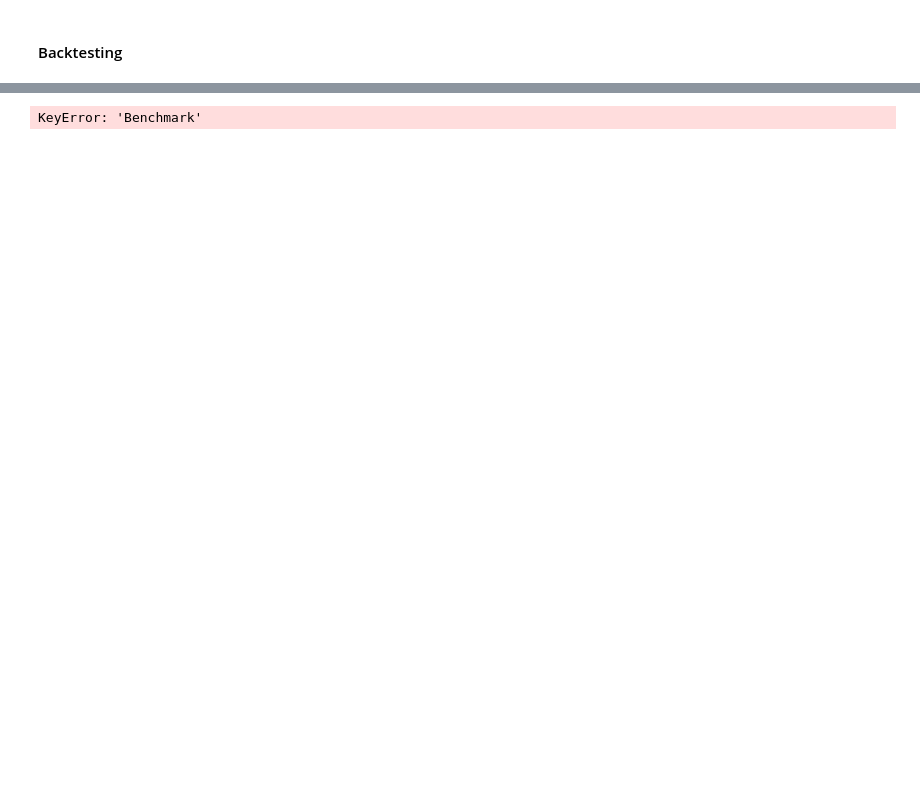
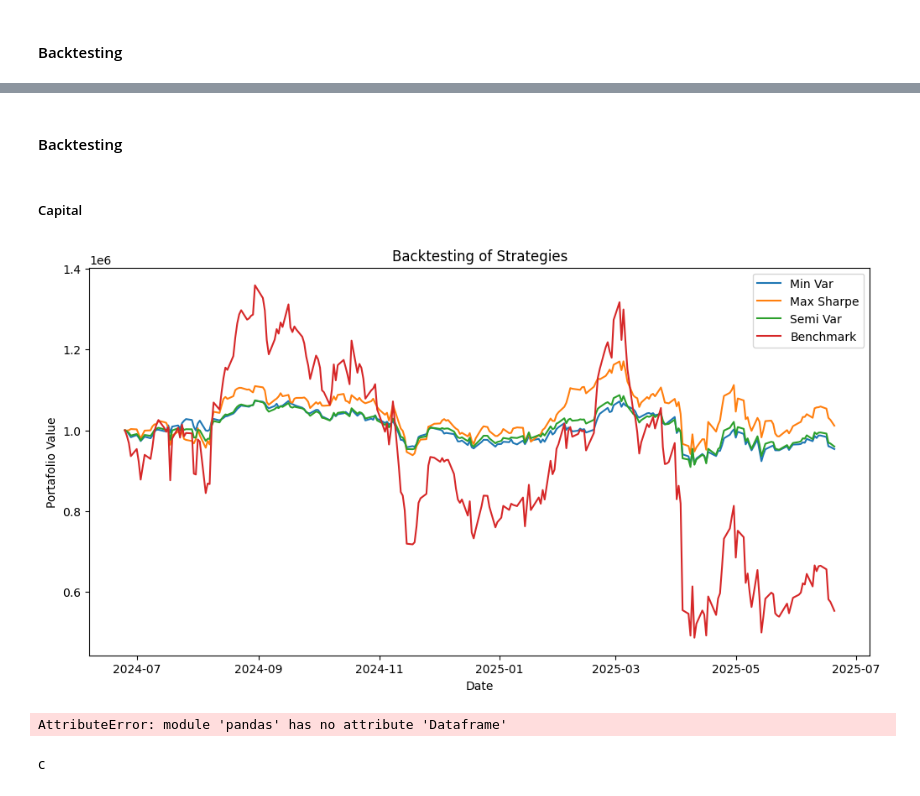
Before and after one commit to ppmelch/Portafolios-de-Inversi-n, a Jupyter notebook: Parcial 2/Repaso 2/Repaso práctico.ipynb, the cells around one changed output, grey strips where cells are left out. Drawn from its saved outputs; the diff is of its cells as text; code cells hidden in the pictures; blank space fills up the shorter version.

```diff
--- a/Parcial 2/Repaso 2/Repaso práctico.ipynb
+++ b/Parcial 2/Repaso 2/Repaso práctico.ipynb
@@ -243,0 +256,2 @@ history = backtesting (bt_prices , benchmark , semivar_target, 1000000)
+# %%
+w_maxsharpe = opt_max_sharpe(rets, 0.045)
@@ -244,4 +260,25 @@ history = backtesting (bt_prices , benchmark , semivar_target, 1000000)
+# %%
+w_semivar = objetivo(rets, rets_b, corr)
+# %% [markdown]
+#### Backtesting
+# %% [markdown]
+##### Capital
+# %%
+capital = 1000000
+# %%
+w_dict= {
+    'Min Var' : w_minvar,
+    'Max Sharpe': w_maxsharpe,
+    'Semi Var': w_semivar,
+    'Benchmark': 1
+}
+# %%
+history = backtesting(bt_prices,benchmark, w_dict, capital )
+# %% [output]
+[figure, added]
 # %%
-metricas_anuales = metricas_anuales(history, rf=0.045)
+metrics = metrics(history, 0.045)
 # %% [output]
-KeyError: 'Benchmark'
+AttributeError: module 'pandas' has no attribute 'Dataframe'
+# %% [markdown]
+c
```
Also changed, not shown: parts of 35 cells of this notebook.
